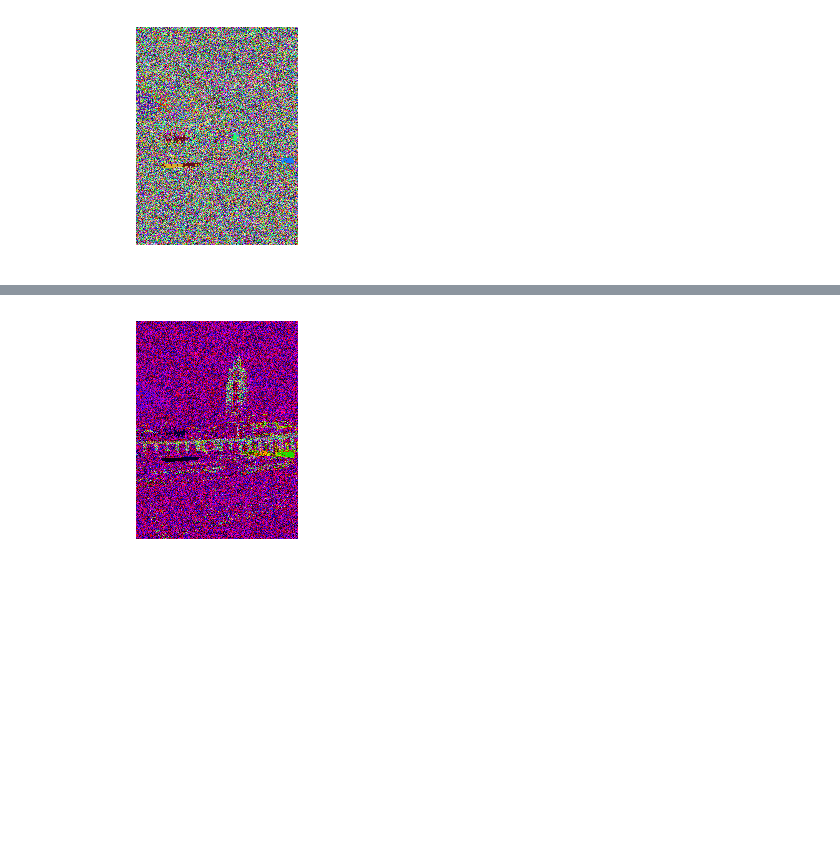
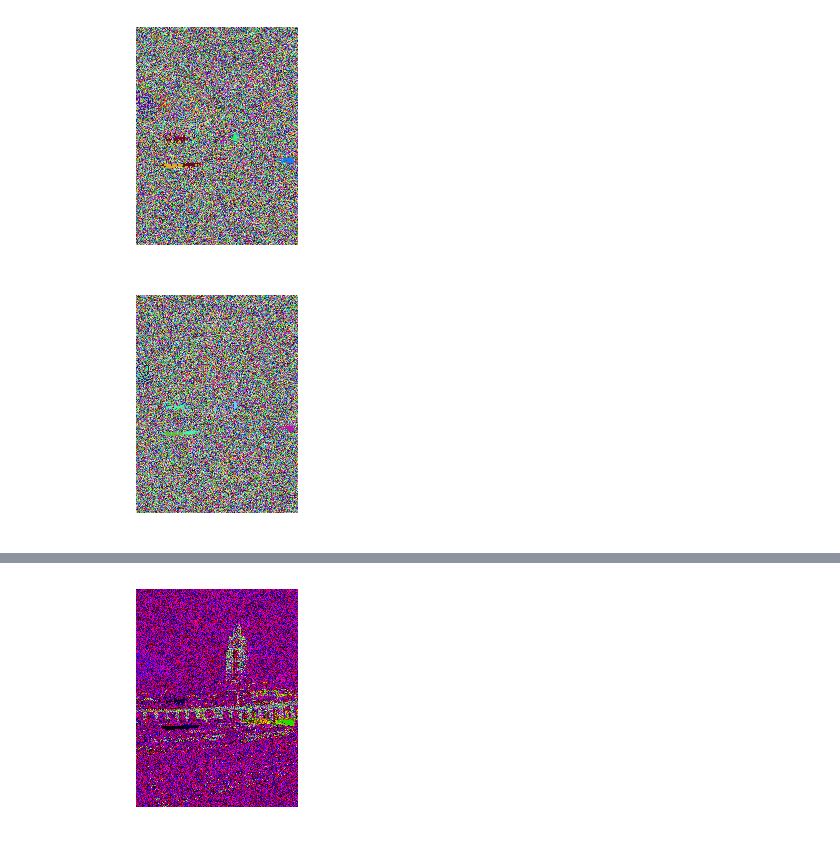
Before and after one commit to abhilash97/Images-and-Networks, a Jupyter notebook: Visualizing Layers and Edges/covNet .ipynb, the cells around one changed output, grey strips where cells are left out. Cells and saved outputs as stored; diff of their text form; code cells hidden in the pictures; blank space fills up the shorter version.

Commit message:
change kernel size

```diff
--- a/Visualizing Layers and Edges/covNet .ipynb
+++ b/Visualizing Layers and Edges/covNet .ipynb
@@ -57,3 +57,10 @@ def visualize(model,img):
 visualize(model,img)
 # %% [output]
 [figure]
+# %%
+#increasing the kernel size to (3,3)
+z = Conv2D(3, kernel_size = (3,3), strides = (1,1))(inputs)
+modelz = Model(inputs=inputs, outputs=z)
+visualize(modelz,img)
+# %% [output]
+[figure, added]
```
Also changed, not shown: parts of 3 cells of this notebook.
